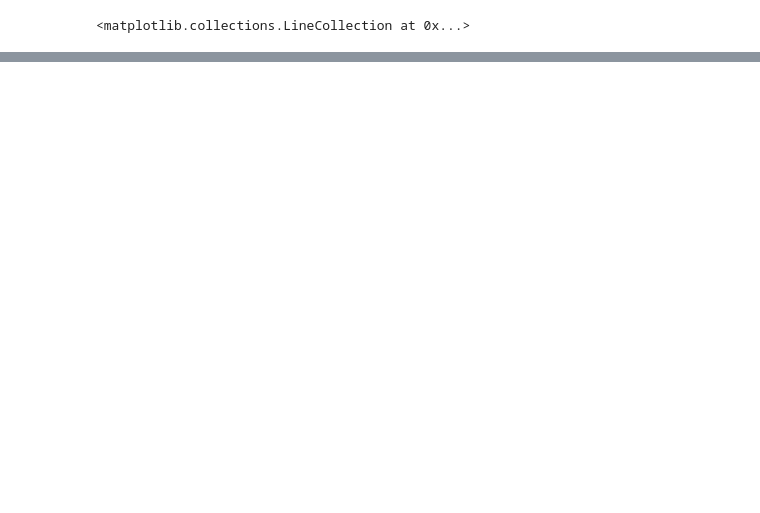
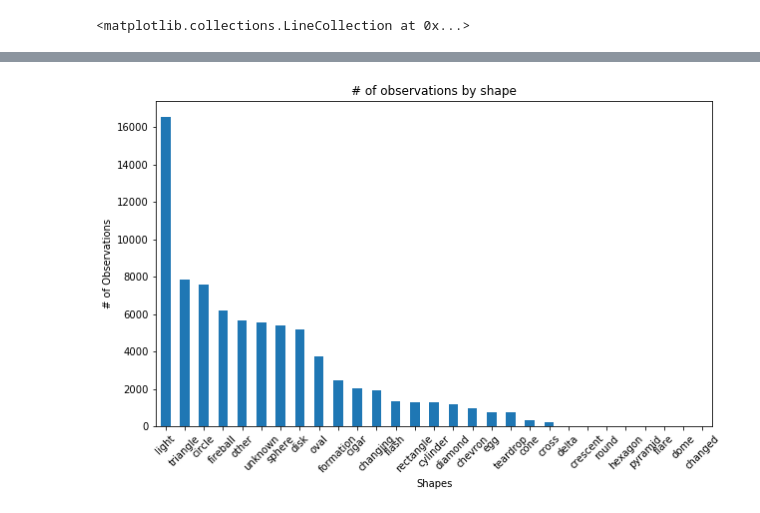
Before and after one commit to jesuszarate/ML-FinalProject, a Jupyter notebook: MappingOfCoordinates.ipynb, the cells around one changed output, grey strips where cells are left out. Cells and saved outputs as stored; diff of their text form; code cells hidden in the pictures; blank space fills up the shorter version.

```diff
--- a/MappingOfCoordinates.ipynb
+++ b/MappingOfCoordinates.ipynb
@@ -56,0 +228,18 @@ plt.show()
+# %%
+import matplotlib.pyplot as plt
+import pandas as pd
+
+data = pd.read_csv('ufo-scrubbed-geocoded-time-standardized.csv',
+                   names=['date', 'city', 'state', 'country',
+                          'shape', 'size', 'duration', 'description',
+                          'sightingsDate', 'longitude', 'latitude'])
+
+data['shape'].value_counts().plot(kind='bar',figsize=(10,6));
+plt.xticks(rotation=45)
+plt.xlabel('Shapes')
+plt.ylabel('# of Observations')
+plt.title('# of observations by shape');
+
+plt.show()
+# %% [output]
+[figure, added]
```
Also changed, not shown: parts of 9 cells of this notebook, 8 other files.
